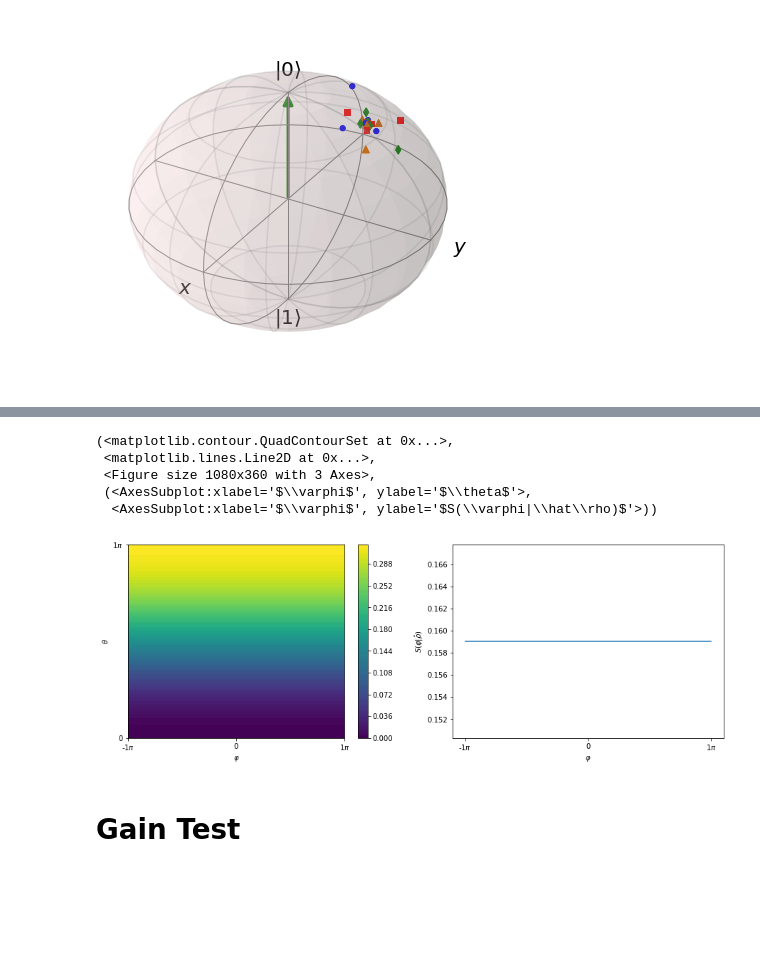
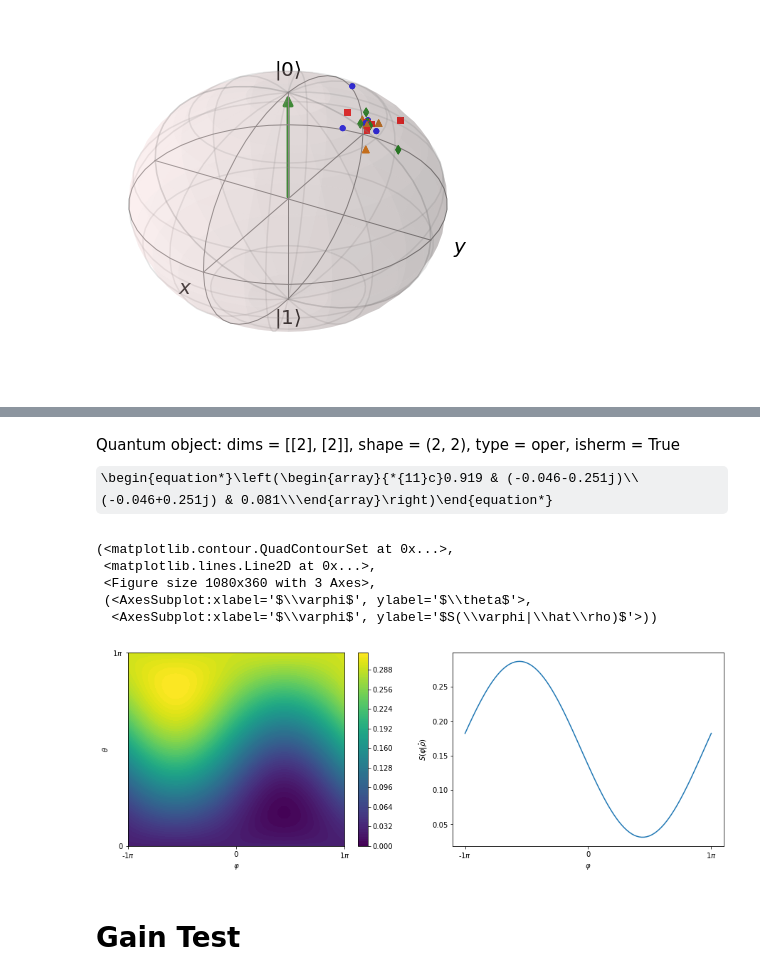
Before and after one commit to OliverDudgeon/QSync, a Jupyter notebook: qutip-qubit-circuit.ipynb, the cells around one changed output, grey strips where cells are left out. Saved outputs shown, nothing was run; the diff lists cells and outputs as text; code cells hidden in the pictures; some formulas as TeX source; blank space fills up the shorter version.

Commit message:
Add basic state tomography to the end of the qiskit circuit and adjust parameters to both versions match!

```diff
--- a/qutip-qubit-circuit.ipynb
+++ b/qutip-qubit-circuit.ipynb
@@ -90,7 +96,7 @@ initial_state = tensor(basis(2, 0), basis(2, 0))
 b = Bloch()
 b.add_states(initial_state.ptrace(0))
 
-states = [state.ptrace(0) for state in run_simu(qc, 100, initial_state)][::]
+states = [state.ptrace(0) for state in run_simu(qc, 1000, initial_state)][::]
 
 b.add_states(states, kind="point")
 
@@ -105,24 +111,28 @@ b.show()
+# %%
+states[-1]
+# %% [output]
+Quantum object: dims = [[2], [2]], shape = (2, 2), type = oper, isherm = True\begin{equation*}\left(\begin{array}{*{11}c}0.919 & (-0.046-0.251j)\\(-0.046+0.251j) & 0.081\\\end{array}\right)\end{equation*}
 # %%
 from sync_calcs import spin_husimi_qfunc, spin_S_measure
 from sync_plots import plot_Q_and_S
 
 # Plotting constants
 n = 50  # angle array size scale
 
 theta = np.linspace(0, np.pi, n)
 phi = np.linspace(-np.pi, np.pi, 2 * n).reshape(-1, 1)  # 1D vector -> 2D column vector
 
-Q = spin_husimi_qfunc(initial_state.ptrace(0), theta, phi, method="qutip")
+Q = spin_husimi_qfunc(states[-1].ptrace(0), theta, phi, method="qutip")
 S = spin_S_measure(theta, Q)
 
 plot_Q_and_S(theta, phi, Q.T, S)
 # %% [output]
 (<matplotlib.contour.QuadContourSet at 0x...>,
  <matplotlib.lines.Line2D at 0x...>,
  <Figure size 1080x360 with 3 Axes>,
  (<AxesSubplot:xlabel='$\\varphi$', ylabel='$\\theta$'>,
   <AxesSubplot:xlabel='$\\varphi$', ylabel='$S(\\varphi|\\hat\\rho)$'>))
-[figure, old version]
+[figure, new version]
 # %% [markdown]
 # Gain Test
 # %%
```
Also changed, not shown: parts of 3 cells of this notebook, 2 other files.
